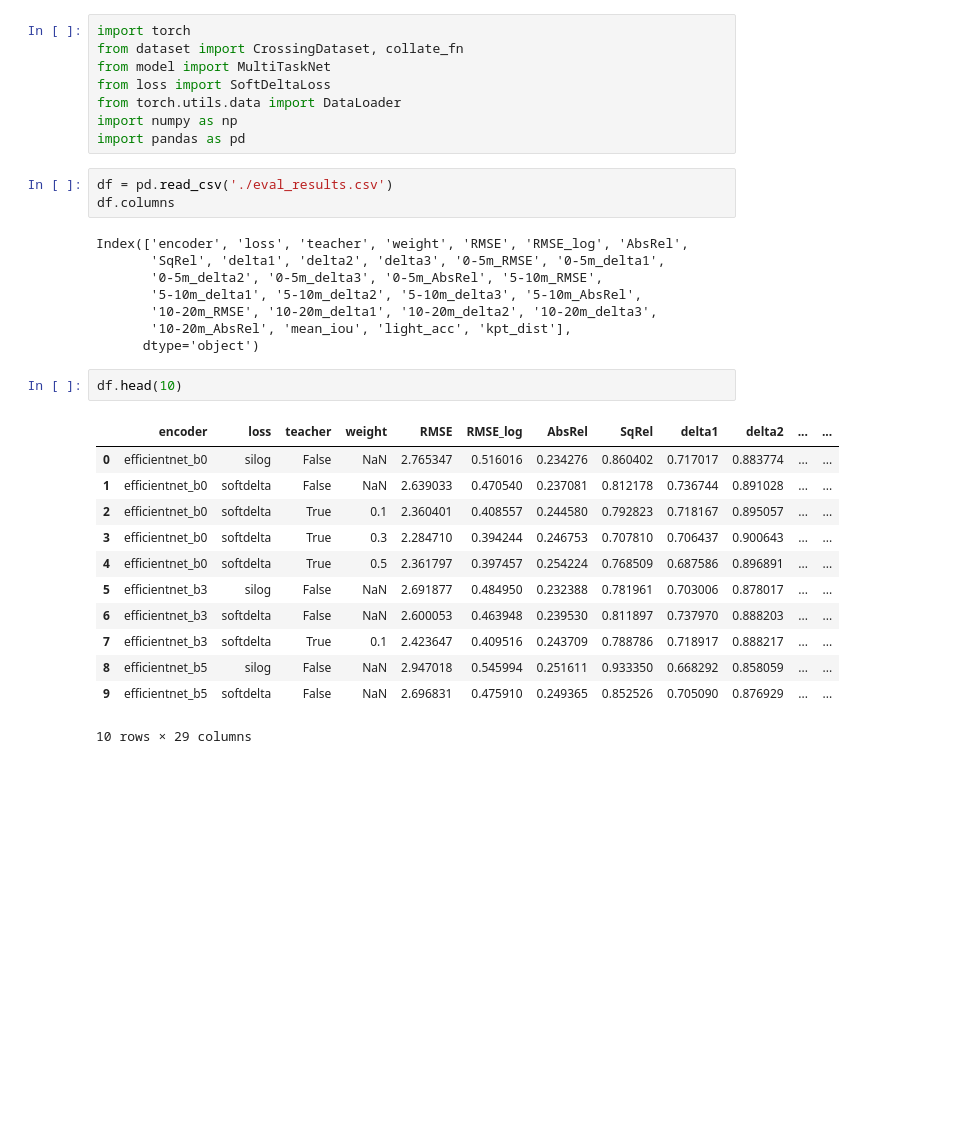
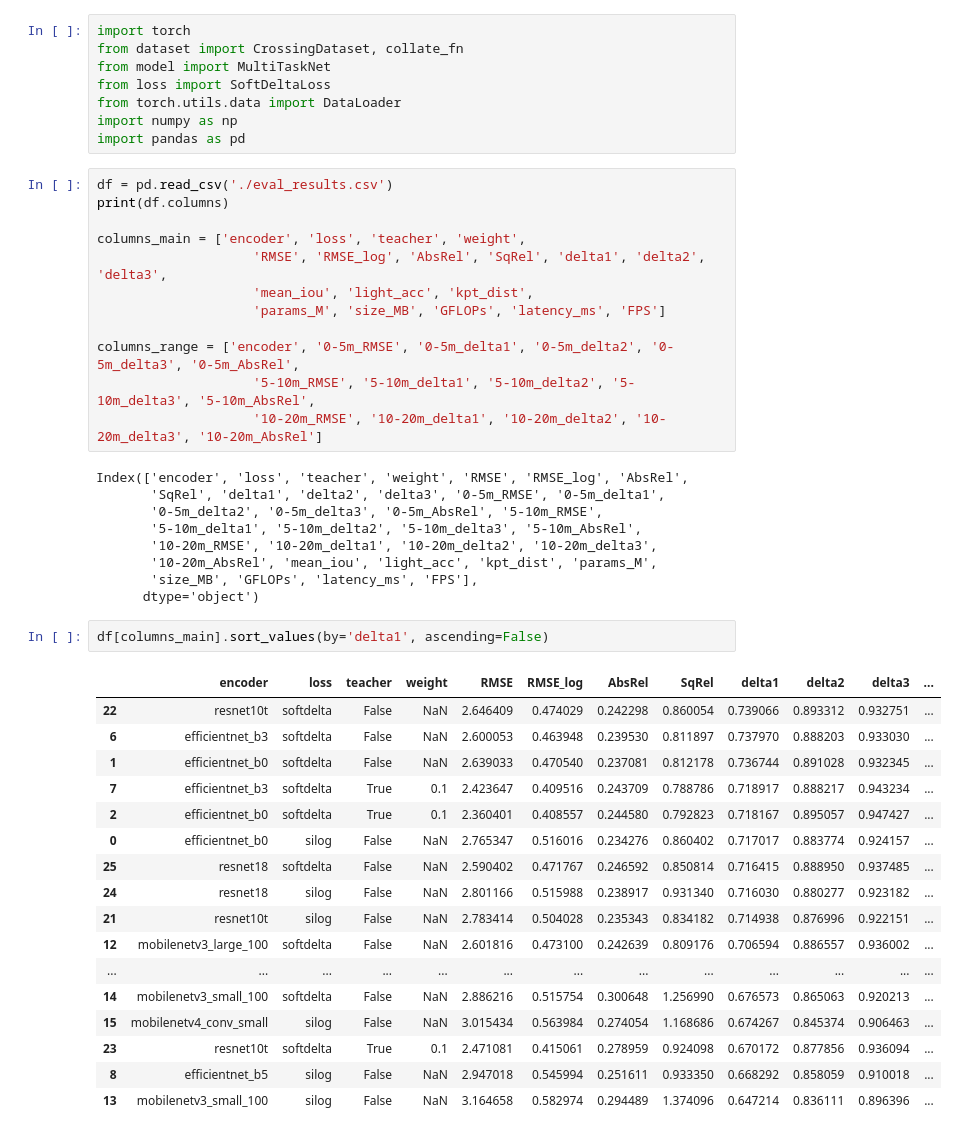
Before and after one commit to godofinvoker44/SparseCompletion, a Jupyter notebook: evaluation.ipynb, the cells around one changed output. Drawn from its saved outputs; the diff is of its cells as text; blank space fills up the shorter version.

```diff
--- a/evaluation.ipynb
+++ b/evaluation.ipynb
@@ -8,27 +8,42 @@ import numpy as np
 import pandas as pd
 # %%
 df = pd.read_csv('./eval_results.csv')
-df.columns
+print(df.columns)
+
+columns_main = ['encoder', 'loss', 'teacher', 'weight',
+                    'RMSE', 'RMSE_log', 'AbsRel', 'SqRel', 'delta1', 'delta2', 'delta3',
+                    'mean_iou', 'light_acc', 'kpt_dist',
+                    'params_M', 'size_MB', 'GFLOPs', 'latency_ms', 'FPS']
+
+columns_range = ['encoder', '0-5m_RMSE', '0-5m_delta1', '0-5m_delta2', '0-5m_delta3', '0-5m_AbsRel',
+                    '5-10m_RMSE', '5-10m_delta1', '5-10m_delta2', '5-10m_delta3', '5-10m_AbsRel',
+                    '10-20m_RMSE', '10-20m_delta1', '10-20m_delta2', '10-20m_delta3', '10-20m_AbsRel']
 # %% [output]
 Index(['encoder', 'loss', 'teacher', 'weight', 'RMSE', 'RMSE_log', 'AbsRel',
        'SqRel', 'delta1', 'delta2', 'delta3', '0-5m_RMSE', '0-5m_delta1',
        '0-5m_delta2', '0-5m_delta3', '0-5m_AbsRel', '5-10m_RMSE',
        '5-10m_delta1', '5-10m_delta2', '5-10m_delta3', '5-10m_AbsRel',
        '10-20m_RMSE', '10-20m_delta1', '10-20m_delta2', '10-20m_delta3',
-       '10-20m_AbsRel', 'mean_iou', 'light_acc', 'kpt_dist'],
+       '10-20m_AbsRel', 'mean_iou', 'light_acc', 'kpt_dist', 'params_M',
+       'size_MB', 'GFLOPs', 'latency_ms', 'FPS'],
       dtype='object')
 # %%
-df.head(10)
+df[columns_main].sort_values(by='delta1', ascending=False)
 # %% [output]
-|  | encoder | loss | teacher | weight | RMSE | RMSE_log | AbsRel | SqRel | delta1 | delta2 | ... | ... |
-| 0 | efficientnet_b0 | silog | False | NaN | 2.765347 | 0.516016 | 0.234276 | 0.860402 | 0.717017 | 0.883774 | ... | ... |
-| 1 | efficientnet_b0 | softdelta | False | NaN | 2.639033 | 0.470540 | 0.237081 | 0.812178 | 0.736744 | 0.891028 | ... | ... |
-| 2 | efficientnet_b0 | softdelta | True | 0.1 | 2.360401 | 0.408557 | 0.244580 | 0.792823 | 0.718167 | 0.895057 | ... | ... |
-| 3 | efficientnet_b0 | softdelta | True | 0.3 | 2.284710 | 0.394244 | 0.246753 | 0.707810 | 0.706437 | 0.900643 | ... | ... |
-| 4 | efficientnet_b0 | softdelta | True | 0.5 | 2.361797 | 0.397457 | 0.254224 | 0.768509 | 0.687586 | 0.896891 | ... | ... |
-| 5 | efficientnet_b3 | silog | False | NaN | 2.691877 | 0.484950 | 0.232388 | 0.781961 | 0.703006 | 0.878017 | ... | ... |
-| 6 | efficientnet_b3 | softdelta | False | NaN | 2.600053 | 0.463948 | 0.239530 | 0.811897 | 0.737970 | 0.888203 | ... | ... |
-| 7 | efficientnet_b3 | softdelta | True | 0.1 | 2.423647 | 0.409516 | 0.243709 | 0.788786 | 0.718917 | 0.888217 | ... | ... |
-| 8 | efficientnet_b5 | silog | False | NaN | 2.947018 | 0.545994 | 0.251611 | 0.933350 | 0.668292 | 0.858059 | ... | ... |
-| 9 | efficientnet_b5 | softdelta | False | NaN | 2.696831 | 0.475910 | 0.249365 | 0.852526 | 0.705090 | 0.876929 | ... | ... |
+|  | encoder | loss | teacher | weight | RMSE | RMSE_log | AbsRel | SqRel | delta1 | delta2 | delta3 | ... |
+| 22 | resnet10t | softdelta | False | NaN | 2.646409 | 0.474029 | 0.242298 | 0.860054 | 0.739066 | 0.893312 | 0.932751 | ... |
+| 6 | efficientnet_b3 | softdelta | False | NaN | 2.600053 | 0.463948 | 0.239530 | 0.811897 | 0.737970 | 0.888203 | 0.933030 | ... |
+| 1 | efficientnet_b0 | softdelta | False | NaN | 2.639033 | 0.470540 | 0.237081 | 0.812178 | 0.736744 | 0.891028 | 0.932345 | ... |
+| 7 | efficientnet_b3 | softdelta | True | 0.1 | 2.423647 | 0.409516 | 0.243709 | 0.788786 | 0.718917 | 0.888217 | 0.943234 | ... |
+| 2 | efficientnet_b0 | softdelta | True | 0.1 | 2.360401 | 0.408557 | 0.244580 | 0.792823 | 0.718167 | 0.895057 | 0.947427 | ... |
+| 0 | efficientnet_b0 | silog | False | NaN | 2.765347 | 0.516016 | 0.234276 | 0.860402 | 0.717017 | 0.883774 | 0.924157 | ... |
+| 25 | resnet18 | softdelta | False | NaN | 2.590402 | 0.471767 | 0.246592 | 0.850814 | 0.716415 | 0.888950 | 0.937485 | ... |
+| 24 | resnet18 | silog | False | NaN | 2.801166 | 0.515988 | 0.238917 | 0.931340 | 0.716030 | 0.880277 | 0.923182 | ... |
+| 21 | resnet10t | silog | False | NaN | 2.783414 | 0.504028 | 0.235343 | 0.834182 | 0.714938 | 0.876996 | 0.922151 | ... |
+| 12 | mobilenetv3_large_100 | softdelta | False | NaN | 2.601816 | 0.473100 | 0.242639 | 0.809176 | 0.706594 | 0.886557 | 0.936002 | ... |
+| ... | ... | ... | ... | ... | ... | ... | ... | ... | ... | ... | ... | ... |
+| 14 | mobilenetv3_small_100 | softdelta | False | NaN | 2.886216 | 0.515754 | 0.300648 | 1.256990 | 0.676573 | 0.865063 | 0.920213 | ... |
+| 15 | mobilenetv4_conv_small | silog | False | NaN | 3.015434 | 0.563984 | 0.274054 | 1.168686 | 0.674267 | 0.845374 | 0.906463 | ... |
+| 23 | resnet10t | softdelta | True | 0.1 | 2.471081 | 0.415061 | 0.278959 | 0.924098 | 0.670172 | 0.877856 | 0.936094 | ... |
+| 8 | efficientnet_b5 | silog | False | NaN | 2.947018 | 0.545994 | 0.251611 | 0.933350 | 0.668292 | 0.858059 | 0.910018 | ... |
+| 13 | mobilenetv3_small_100 | silog | False | NaN | 3.164658 | 0.582974 | 0.294489 | 1.374096 | 0.647214 | 0.836111 | 0.896396 | ... |
-10 rows × 29 columns
```
Also changed, not shown: parts of 13 cells of this notebook, 1 other file.
